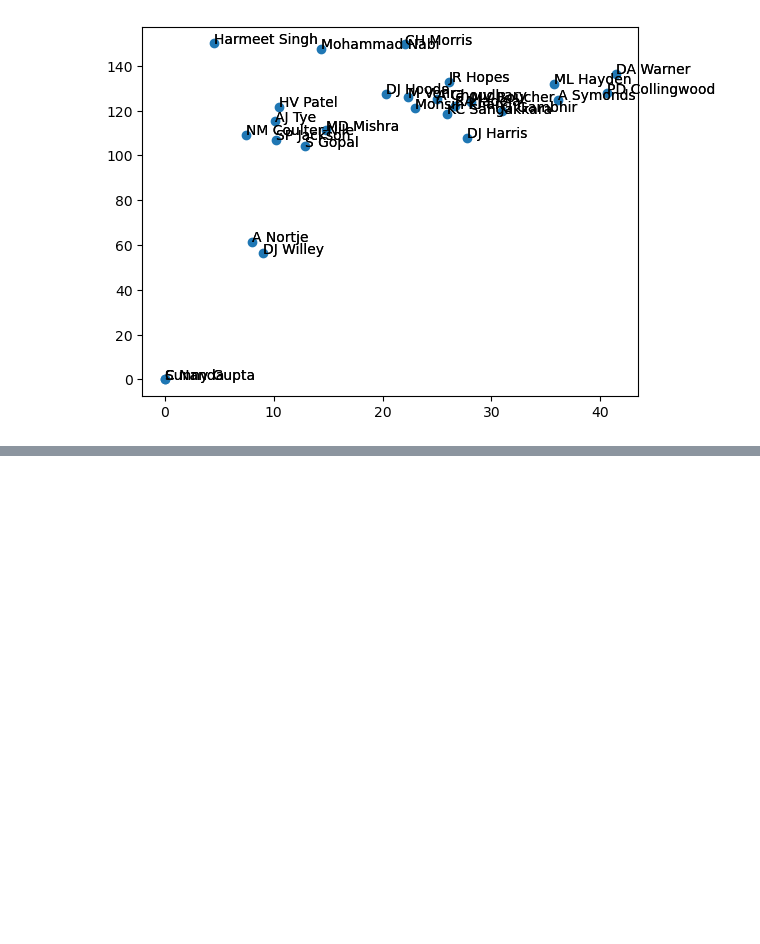
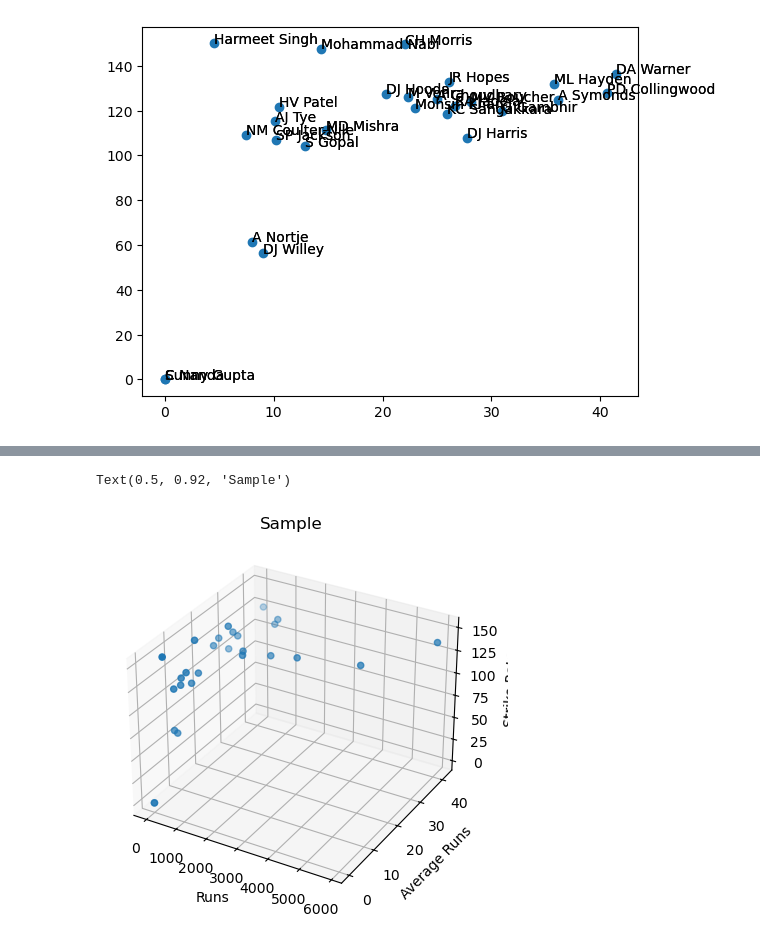
Before and after one commit to Harsith-Panda/Exploratory-Data-Analysis-And-Data-Preprocessing, a Jupyter notebook: Matplotlib.ipynb, the cells around one changed output, grey strips where cells are left out. Drawn from its saved outputs; the diff is of its cells as text; code cells hidden in the pictures; blank space fills up the shorter version.

```diff
--- a/Matplotlib.ipynb
+++ b/Matplotlib.ipynb
@@ -413,0 +427,15 @@ for index in range(sample_df.shape[0]):
+# %%
+fig = plt.figure()
+
+ax = plt.subplot(projection='3d')
+
+ax.scatter3D(sample_df['runs'],sample_df['avg'], sample_df['strike_rate'])
+
+ax.set_xlabel('Runs')
+ax.set_ylabel('Average Runs')
+ax.set_zlabel('Strike Rate')
+
+plt.title('Sample')
+# %% [output]
+Text(0.5, 0.92, 'Sample')
+[figure, added]
```
Also changed, not shown: parts of 3 cells of this notebook, 1 other file.
